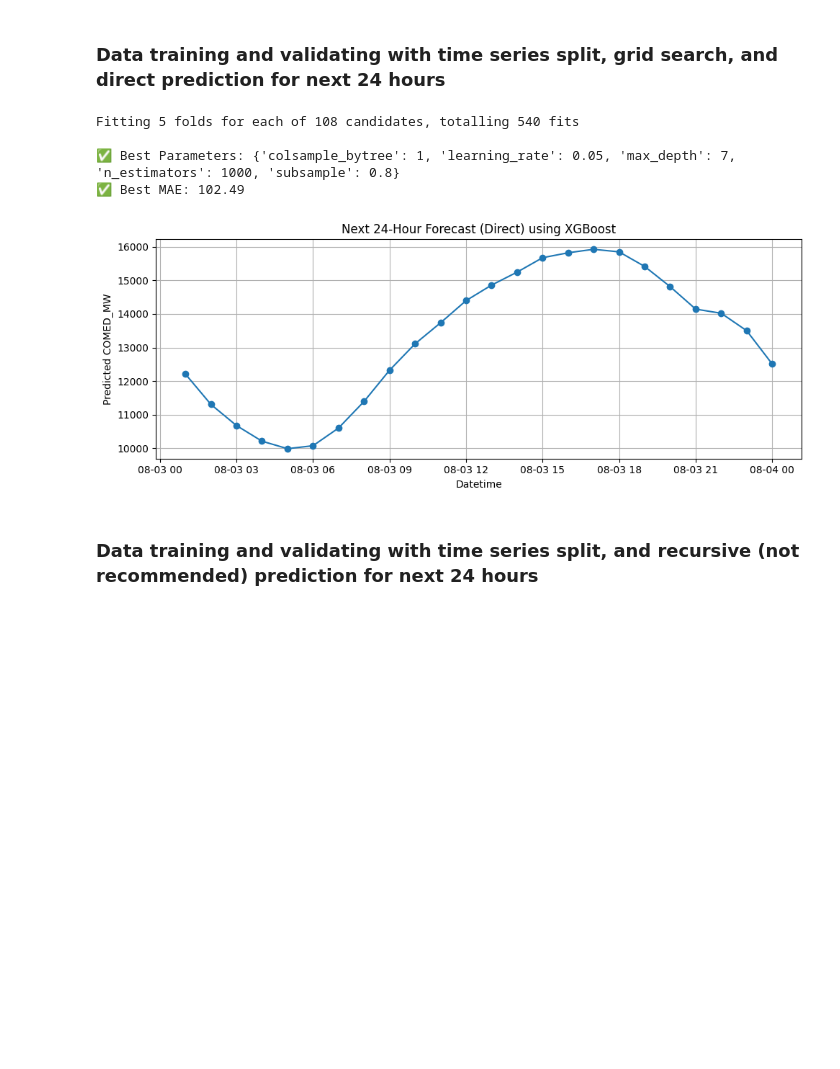
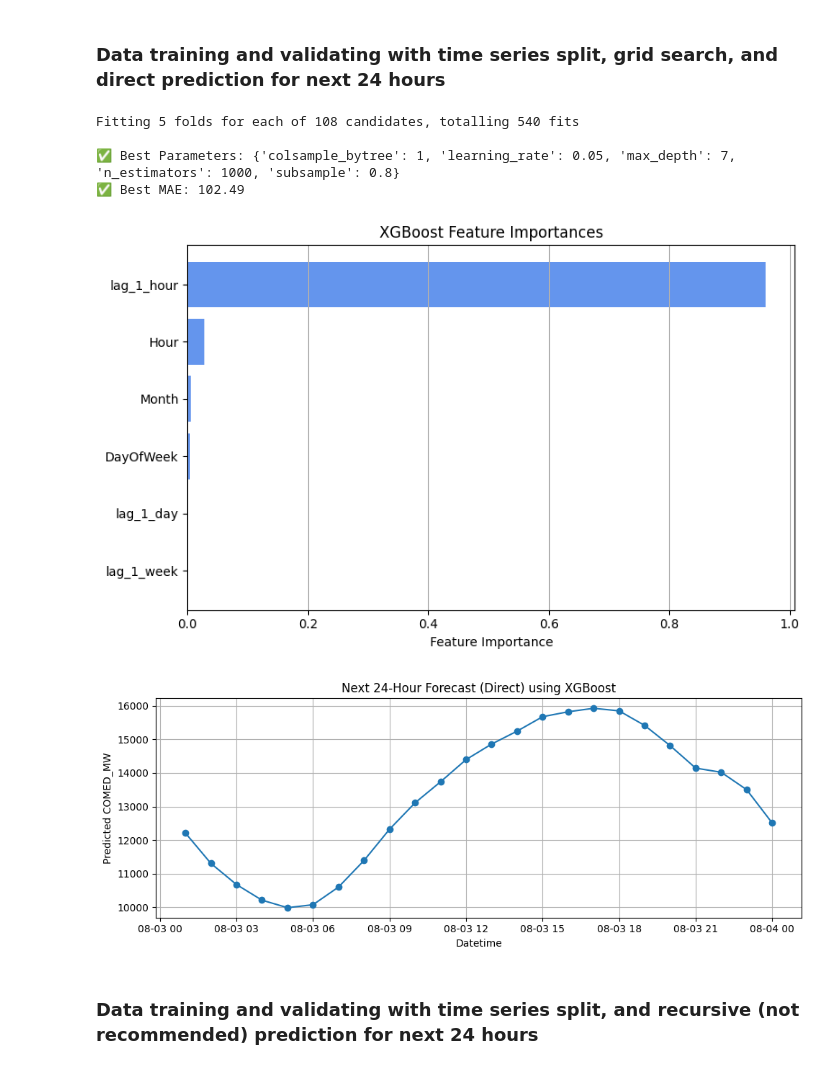
Before and after one commit to ss47tt/Energy_consumption_XGBoost, a Jupyter notebook: Energy_analysis.ipynb, the cells around one changed output. Drawn from its saved outputs; the diff is of its cells as text; code cells hidden in the pictures; blank space fills up the shorter version.

```diff
--- a/Energy_analysis.ipynb
+++ b/Energy_analysis.ipynb
@@ -464,6 +464,24 @@ print(f"✅ Best MAE: {-grid_search.best_score_:.2f}")
 best_model = grid_search.best_estimator_
 best_model.fit(X, y)
 
+# 8.1 Plot feature importances
+importances = best_model.feature_importances_
+feature_names = features
+
+# Sort by importance
+sorted_idx = np.argsort(importances)[::-1]
+sorted_features = [feature_names[i] for i in sorted_idx]
+sorted_importances = importances[sorted_idx]
+
+plt.figure(figsize=(8, 5))
+plt.barh(sorted_features, sorted_importances, color='cornflowerblue')
+plt.xlabel('Feature Importance')
+plt.title('XGBoost Feature Importances')
+plt.gca().invert_yaxis()
+plt.grid(True, axis='x')
+plt.tight_layout()
+plt.show()
+
 # 9. Forecast next 24 hours
 last_row = df.iloc[-1]
 future_predictions = []
@@ -476,34 +494,35 @@ for i in range(1, 25):  # next 24 hours
     row = pd.DataFrame(index=[next_time])
     row['Hour'] = next_time.hour
     row['DayOfWeek'] = next_time.dayofweek
     row['Month'] = next_time.month
     row['lag_1_hour'] = lag_1_hour
     row['lag_1_day'] = lag_1_day
     row['lag_1_week'] = lag_1_week
 
     pred = best_model.predict(row[features])[0]
     future_predictions.append(pred)
 
     lag_1_hour = pred
     lag_1_day = df['COMED_MW'].iloc[-24 + i]
     lag_1_week = df['COMED_MW'].iloc[-168 + i]
 
 # 10. Plot forecast
 future_index = pd.date_range(start=last_row.name + pd.Timedelta(hours=1), periods=24, freq='h')
 plt.figure(figsize=(10, 4))
 plt.plot(future_index, future_predictions, marker='o')
 plt.title("Next 24-Hour Forecast (Direct) using XGBoost")
 plt.xlabel("Datetime")
 plt.ylabel("Predicted COMED_MW")
 plt.grid(True)
 plt.tight_layout()
 plt.show()
 # %% [output]
 Fitting 5 folds for each of 108 candidates, totalling 540 fits
 
 ✅ Best Parameters: {'colsample_bytree': 1, 'learning_rate': 0.05, 'max_depth': 7, 'n_estimators': 1000, 'subsample': 0.8}
 ✅ Best MAE: 102.49
-[figure, old version]
+[figure, new version]
+[figure, added]
 # %% [markdown]
 ### Data training and validating with time series split, and recursive (not recommended) prediction for next 24 hours
 # %%
```
